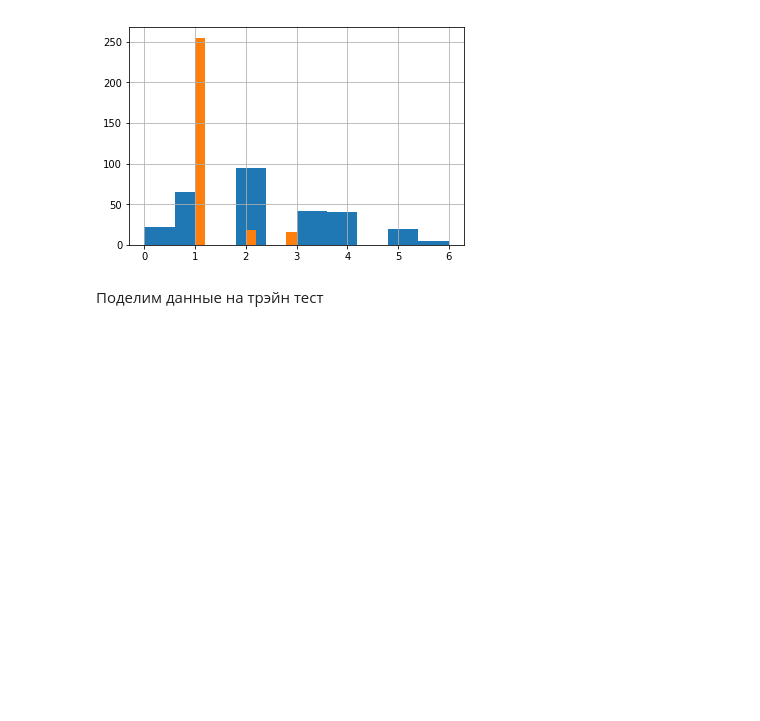
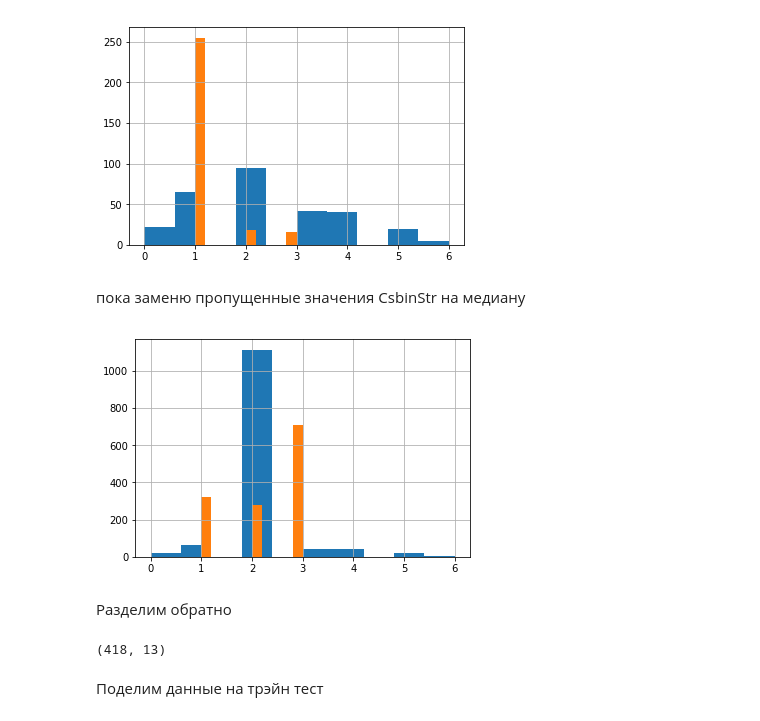
Before and after one commit to Simaregele/TitanicPythonPred, a Jupyter notebook: Titanic.ipynb, the cells around one changed output. Cells and saved outputs as stored; diff of their text form; code cells hidden in the pictures; blank space fills up the shorter version.

```diff
--- a/Titanic.ipynb
+++ b/Titanic.ipynb
@@ -512,3 +514,12 @@ temp_df['CabinStr'].hist()
 temp_df['Pclass'].hist();
 # %% [output]
 [figure]
+# %% [markdown]
+пока заменю пропущенные значения  CsbinStr на медиану
+# %%
+df['CabinStr'].hist()
+df['Pclass'].hist();
+# %% [output]
+[figure, added]
+# %% [markdown]
+Разделим обратно
@@ -515,3 +529,7 @@ temp_df['Pclass'].hist();
+# %%
+test.shape
+# %% [output]
+(418, 13)
 # %% [markdown]
 Поделим данные на трэйн тест
 # %%
```
Also changed, not shown: parts of 27 cells of this notebook, 1 other file.
